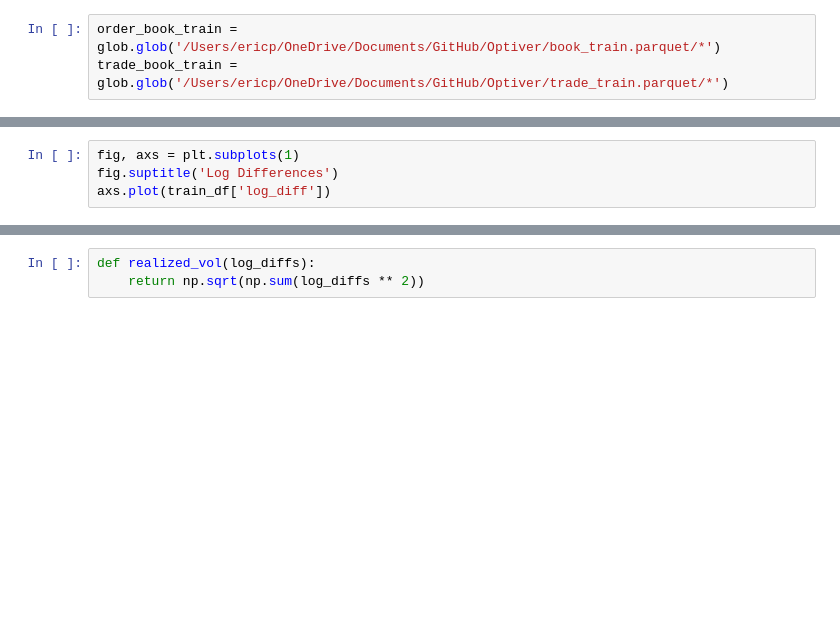
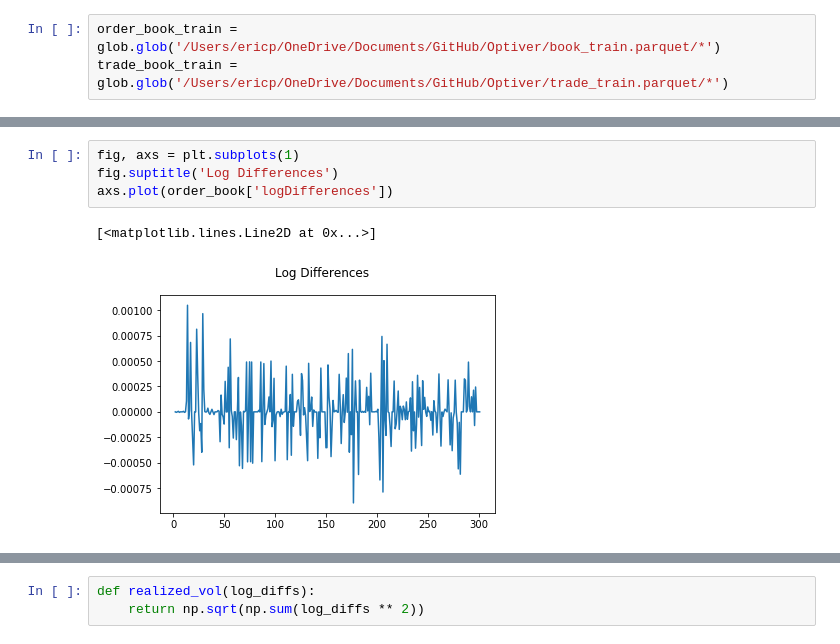
Before and after one commit to EricPPeterson/Optiver, a Jupyter notebook: Optiver.ipynb, the cells around one changed output, grey strips where cells are left out. Cells and saved outputs as stored; diff of their text form; blank space fills up the shorter version.

```diff
--- a/Optiver.ipynb
+++ b/Optiver.ipynb
@@ -84,7 +93,10 @@ train_exe_df = train_exe_df[train_exe_df['log_diff'].notnull()]
 # %%
 fig, axs = plt.subplots(1)
 fig.suptitle('Log Differences')
-axs.plot(train_df['log_diff'])
+axs.plot(order_book['logDifferences'])
+# %% [output]
+[<matplotlib.lines.Line2D at 0x...>]
+[figure, added]
 # %%
 fig, axs = plt.subplots(1)
 fig.suptitle('Log Differences')
```
Also changed, not shown: parts of 31 cells of this notebook.
